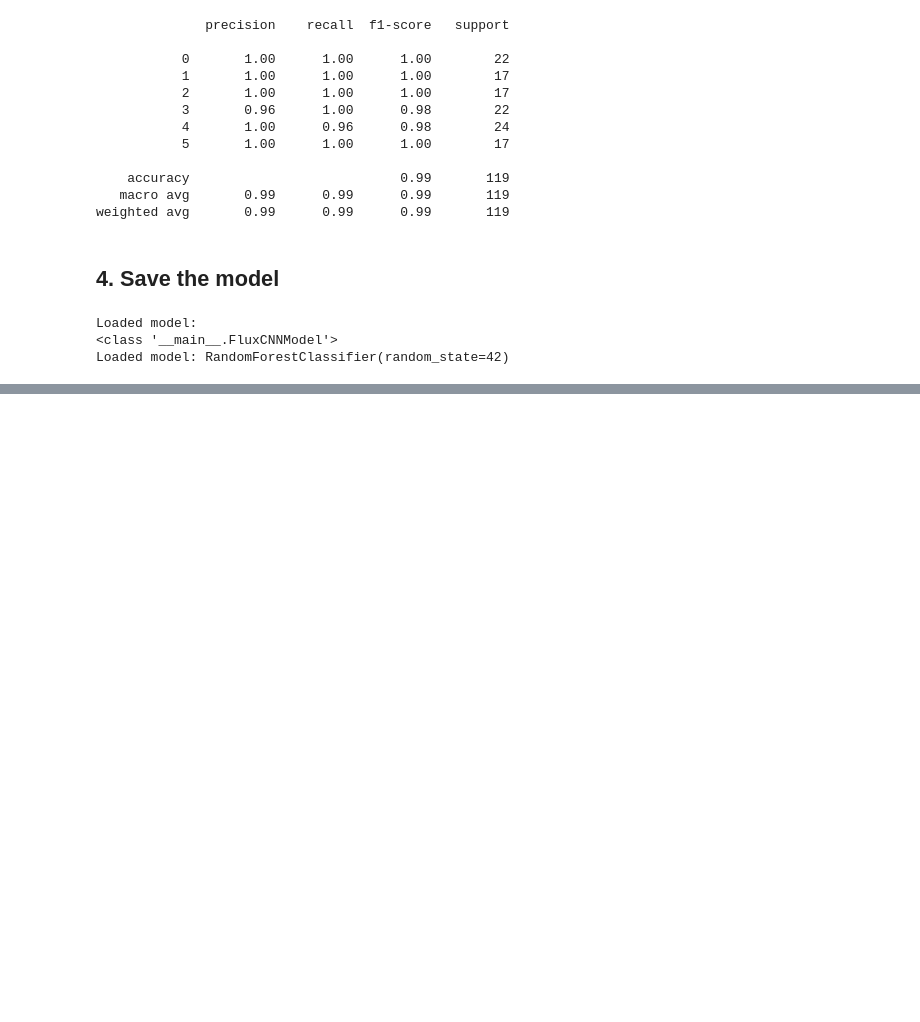
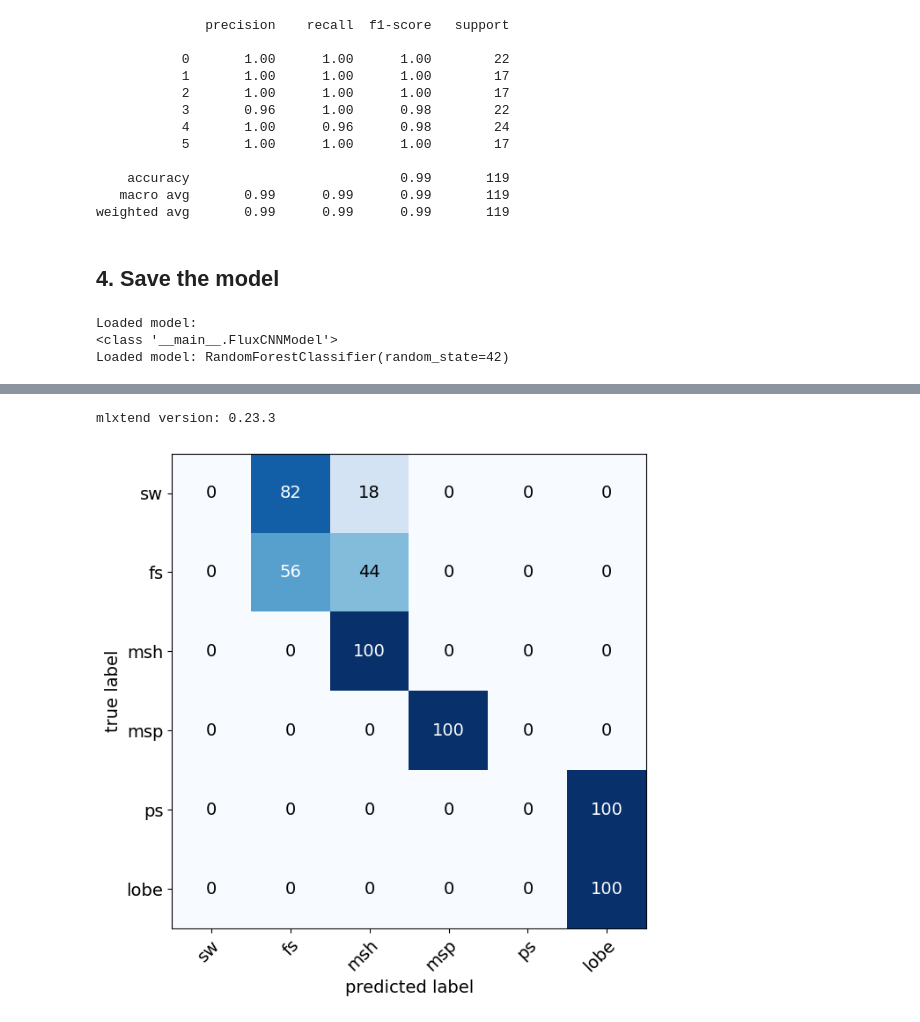
Before and after one commit to nargesahmadi/Magnetospheric-Regions, a Jupyter notebook: main_CNNRF.ipynb, the cells around one changed output, grey strips where cells are left out. Saved outputs shown, nothing was run; the diff lists cells and outputs as text; code cells hidden in the pictures; blank space fills up the shorter version.

```diff
--- a/main_CNNRF.ipynb
+++ b/main_CNNRF.ipynb
@@ -875,0 +903,21 @@ Number of NaNs: 0
+# %%
+# Instantiate a fresh instance of multiinputmodel
+loaded_CNN = FluxCNNModel()
+# RFModel = rf()
+
+
+
+# Load model state dict
+loaded_CNN.load_state_dict(torch.load(f="./models/model02_fluxsteps20_dropout.pth"))
+
+print(f"Loaded model:\n{FluxCNNModel}")
+
+# Load RF model
+import joblib
+from sklearn.ensemble import RandomForestClassifier
+RF_MODEL_SAVE_PATH = './models/model02_parameters.pkl'
+loaded_rf = joblib.load(RF_MODEL_SAVE_PATH)
+print("Loaded model:", loaded_rf)
+
+model = loaded_CNN
+rf = loaded_rf
@@ -875,0 +1016,23 @@ Number of NaNs: 0
+# %%
+import matplotlib.pyplot as plt
+import torchmetrics, mlxtend
+print(f"mlxtend version: {mlxtend.__version__}")
+
+from torchmetrics import ConfusionMatrix
+from mlxtend.plotting import plot_confusion_matrix
+
+# setup confusion matrix instance and compare predictions to target
+confmat = ConfusionMatrix(num_classes=6, task='multiclass')
+confmat_tensor = confmat(preds=y_pred_tensor,
+                         target=y_tensor_test)
+
+# 3. Plot the confusion matrix
+fig, ax = plot_confusion_matrix(
+    conf_mat=confmat_tensor.numpy(),  # matplotlib likes working with NumPy
+    class_names=class_names, # turn the row and column labels into class names
+    figsize=(10,7));
+# fig.savefig('ConfMatrix.png', dpi=fig.dpi)
+plt.show()
+# %% [output]
+mlxtend version: 0.23.3
+[figure, added]
```
Also changed, not shown: parts of 12 cells of this notebook.
